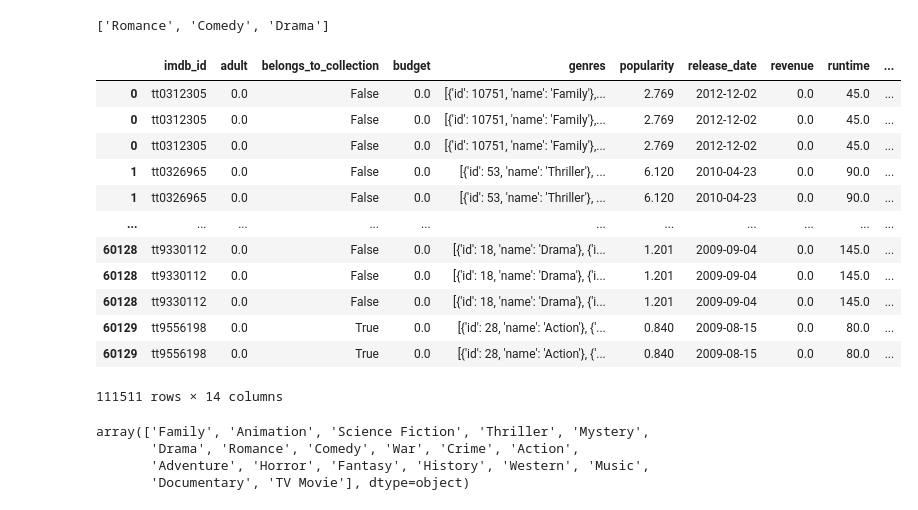
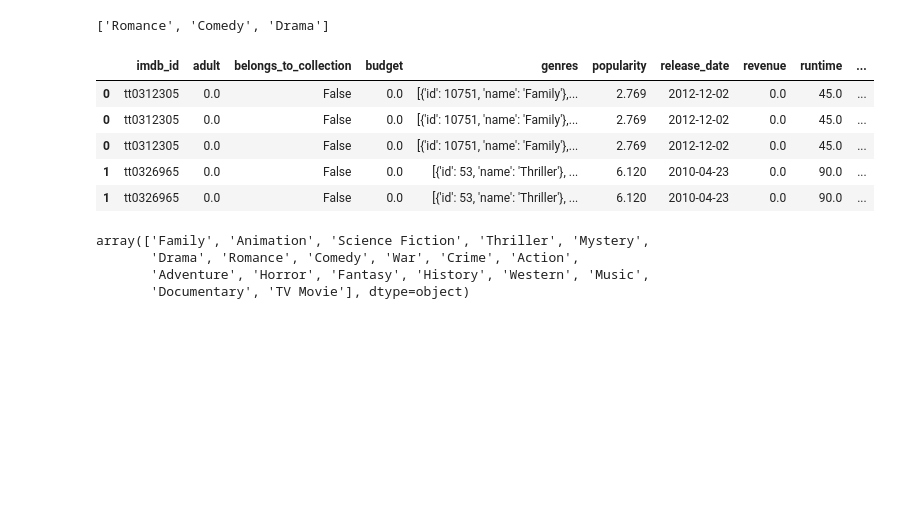
Before and after one commit to coding-dojo-data-science/data-enrichment-linear-regression-with-movies, a Jupyter notebook: Instructor/Solution-Linear-Regression-with-Movies-Part1.ipynb, the cells around one changed output. Drawn from its saved outputs; the diff is of its cells as text; code cells hidden in the pictures; blank space fills up the shorter version.

```diff
--- a/Instructor/Solution-Linear-Regression-with-Movies-Part1.ipynb
+++ b/Instructor/Solution-Linear-Regression-with-Movies-Part1.ipynb
@@ -304,12 +298,12 @@ df
 - Converting release date to year, month, and day.
 # %%
 ## Columns to exclude
-drop_cols = ['backdrop_path','backdrop_path','original_title','overview',
+drop_cols = ['backdrop_path','original_title','overview',
                  'poster_path','status','tagline','id','homepage',
                  'production_countries','video','production_companies','spoken_languages',
             'original_language']
 df = df.drop(columns=drop_cols)
-df
+df.head()
 # %% [output]
 |  | imdb_id | adult | belongs_to_collection | budget | genres | popularity | release_date | revenue | runtime | ... |
 | 0 | tt0312305 | 0.0 | NaN | 0.0 | [{'id': 10751, 'name': 'Family'},... | 2.769 | 2012-12-02 | 0.0 | 45.0 | ... |
@@ -365,22 +352,15 @@ get_genre_name(df.loc[3,'genres'])
 # %%
 ## Use our function and exploding the new column
 df['genres_list'] = df['genres'].apply(get_genre_name)
 df_explode = df.explode('genres_list')
-df_explode
+df_explode.head()
 # %% [output]
 |  | imdb_id | adult | belongs_to_collection | budget | genres | popularity | release_date | revenue | runtime | ... |
 | 0 | tt0312305 | 0.0 | False | 0.0 | [{'id': 10751, 'name': 'Family'},... | 2.769 | 2012-12-02 | 0.0 | 45.0 | ... |
 | 0 | tt0312305 | 0.0 | False | 0.0 | [{'id': 10751, 'name': 'Family'},... | 2.769 | 2012-12-02 | 0.0 | 45.0 | ... |
 | 0 | tt0312305 | 0.0 | False | 0.0 | [{'id': 10751, 'name': 'Family'},... | 2.769 | 2012-12-02 | 0.0 | 45.0 | ... |
 | 1 | tt0326965 | 0.0 | False | 0.0 | [{'id': 53, 'name': 'Thriller'}, ... | 6.120 | 2010-04-23 | 0.0 | 90.0 | ... |
 | 1 | tt0326965 | 0.0 | False | 0.0 | [{'id': 53, 'name': 'Thriller'}, ... | 6.120 | 2010-04-23 | 0.0 | 90.0 | ... |
-| ... | ... | ... | ... | ... | ... | ... | ... | ... | ... | ... |
-| 60128 | tt9330112 | 0.0 | False | 0.0 | [{'id': 18, 'name': 'Drama'}, {'i... | 1.201 | 2009-09-04 | 0.0 | 145.0 | ... |
-| 60128 | tt9330112 | 0.0 | False | 0.0 | [{'id': 18, 'name': 'Drama'}, {'i... | 1.201 | 2009-09-04 | 0.0 | 145.0 | ... |
-| 60128 | tt9330112 | 0.0 | False | 0.0 | [{'id': 18, 'name': 'Drama'}, {'i... | 1.201 | 2009-09-04 | 0.0 | 145.0 | ... |
-| 60129 | tt9556198 | 0.0 | True | 0.0 | [{'id': 28, 'name': 'Action'}, {'... | 0.840 | 2009-08-15 | 0.0 | 80.0 | ... |
-| 60129 | tt9556198 | 0.0 | True | 0.0 | [{'id': 28, 'name': 'Action'}, {'... | 0.840 | 2009-08-15 | 0.0 | 80.0 | ... |
-111511 rows × 14 columns
 # %%
 ## save unique genres
 unique_genres = df_explode['genres_list'].dropna().unique()
```
Also changed, not shown: parts of 16 cells of this notebook, 2 other files.
